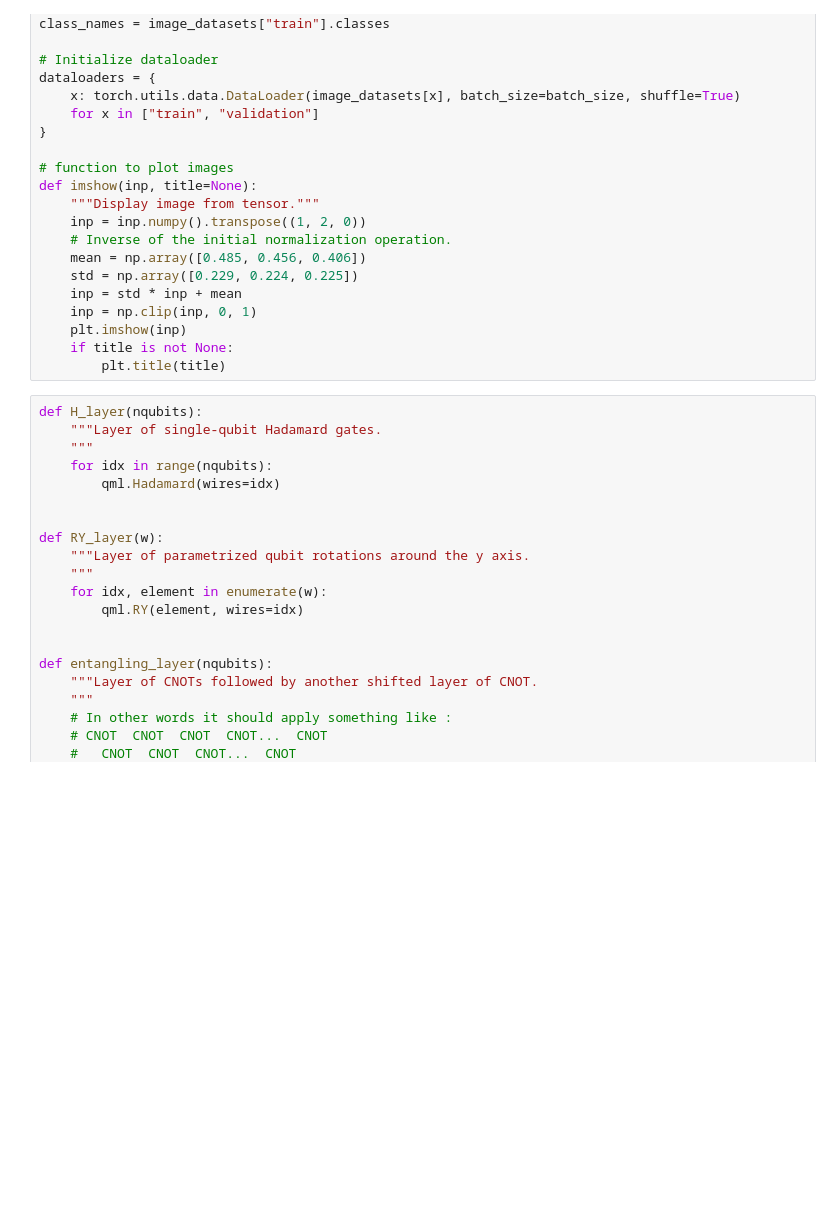
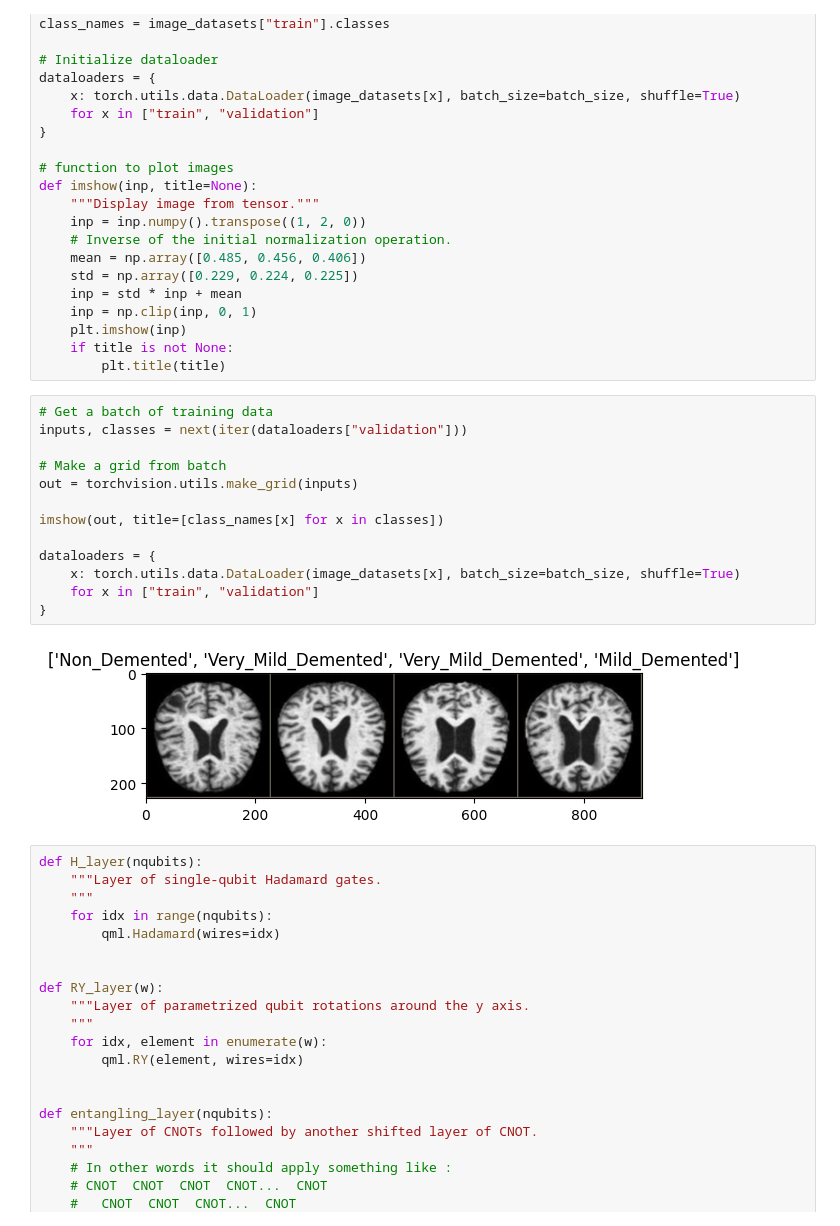
Before and after one commit to MaxHuber88/MindReader-Quantum, a Jupyter notebook: backend/playground.ipynb, the cells around one changed output. Saved outputs shown, nothing was run; the diff lists cells and outputs as text; blank space fills up the shorter version.

Commit message:
Model trains successfully

```diff
--- a/backend/playground.ipynb
+++ b/backend/playground.ipynb
@@ -89,6 +87,21 @@ def imshow(inp, title=None):
     plt.imshow(inp)
     if title is not None:
         plt.title(title)
+# %%
+# Get a batch of training data
+inputs, classes = next(iter(dataloaders["validation"]))
+
+# Make a grid from batch
+out = torchvision.utils.make_grid(inputs)
+
+imshow(out, title=[class_names[x] for x in classes])
+
+dataloaders = {
+    x: torch.utils.data.DataLoader(image_datasets[x], batch_size=batch_size, shuffle=True)
+    for x in ["train", "validation"]
+}
+# %% [output]
+[figure, added]
 # %%
 def H_layer(nqubits):
     """Layer of single-qubit Hadamard gates.
```
Also changed, not shown: parts of 5 cells of this notebook.
